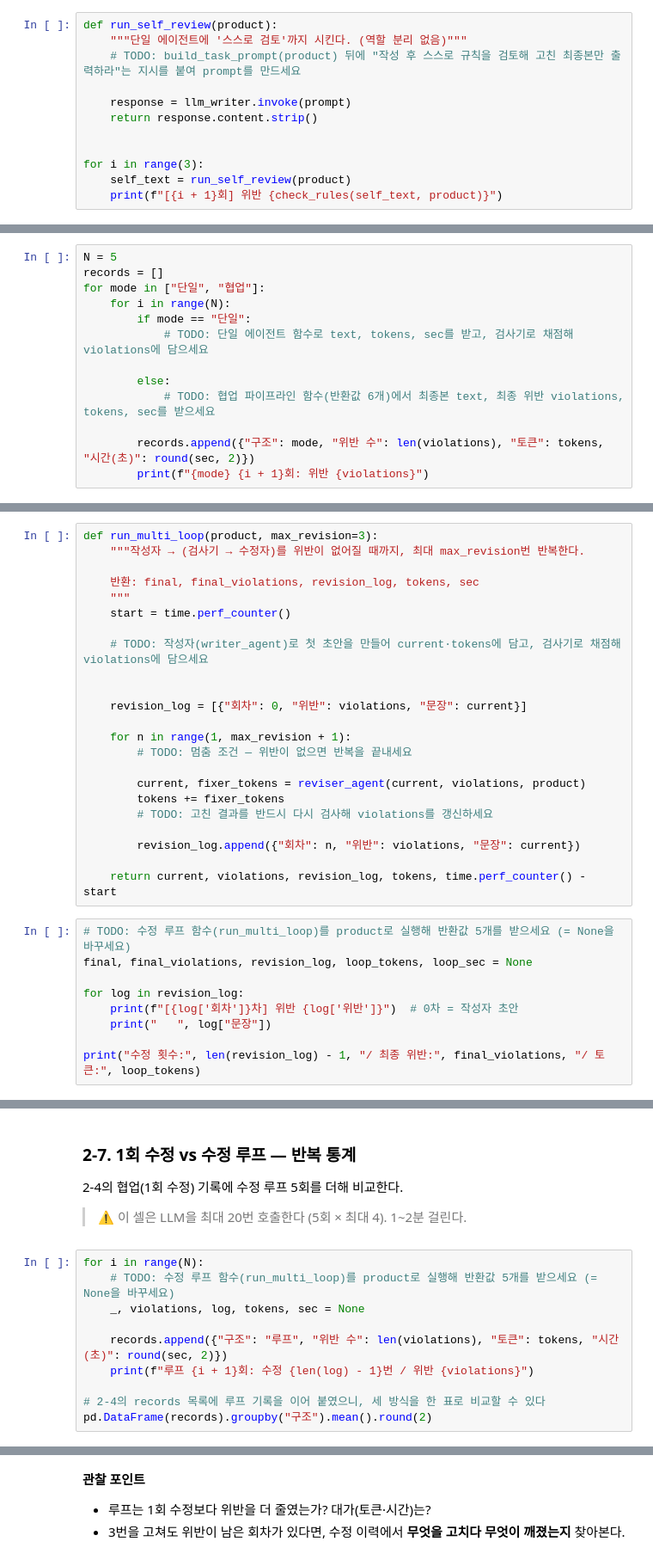
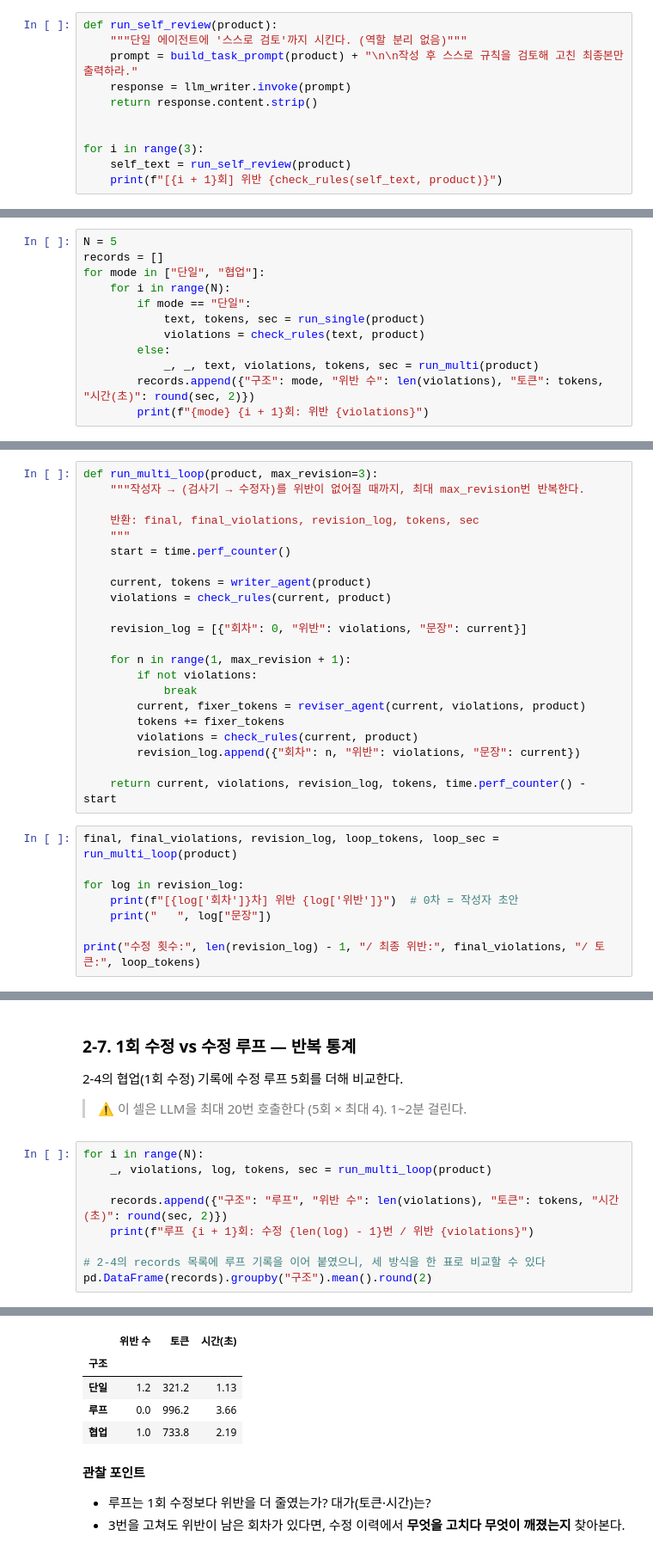
Before and after one commit to Kyeongrak-Choi/AI-Orchestration-Lab, a Jupyter notebook: 7.agent-dev/notebooks/Day01-단일vs멀티에이전트협업비교-실습.ipynb, the cells around one changed output, grey strips where cells are left out. Shown at 86% size. Drawn from its saved outputs; the diff is of its cells as text.

```diff
--- a/7.agent-dev/notebooks/Day01-단일vs멀티에이전트협업비교-실습.ipynb
+++ b/7.agent-dev/notebooks/Day01-단일vs멀티에이전트협업비교-실습.ipynb
@@ -398,8 +420,7 @@ for i in range(3):
 # %%
 def run_self_review(product):
     """단일 에이전트에 '스스로 검토'까지 시킨다. (역할 분리 없음)"""
-    # TODO: build_task_prompt(product) 뒤에 "작성 후 스스로 규칙을 검토해 고친 최종본만 출력하라"는 지시를 붙여 prompt를 만드세요
-
+    prompt = build_task_prompt(product) + "\n\n작성 후 스스로 규칙을 검토해 고친 최종본만 출력하라."
     response = llm_writer.invoke(prompt)
     return response.content.strip()
 
@@ -445,10 +488,9 @@ records = []
 for mode in ["단일", "협업"]:
     for i in range(N):
         if mode == "단일":
-            # TODO: 단일 에이전트 함수로 text, tokens, sec를 받고, 검사기로 채점해 violations에 담으세요
-
+            text, tokens, sec = run_single(product)
+            violations = check_rules(text, product)
         else:
-            # TODO: 협업 파이프라인 함수(반환값 6개)에서 최종본 text, 최종 위반 violations, tokens, sec를 받으세요
-
+            _, _, text, violations, tokens, sec = run_multi(product)
         records.append({"구조": mode, "위반 수": len(violations), "토큰": tokens, "시간(초)": round(sec, 2)})
         print(f"{mode} {i + 1}회: 위반 {violations}")
@@ -483,24 +541,22 @@ def run_multi_loop(product, max_revision=3):
     """
     start = time.perf_counter()
 
-    # TODO: 작성자(writer_agent)로 첫 초안을 만들어 current·tokens에 담고, 검사기로 채점해 violations에 담으세요
-
+    current, tokens = writer_agent(product)
+    violations = check_rules(current, product)
 
     revision_log = [{"회차": 0, "위반": violations, "문장": current}]
 
     for n in range(1, max_revision + 1):
-        # TODO: 멈춤 조건 — 위반이 없으면 반복을 끝내세요
-
+        if not violations:
+            break
         current, fixer_tokens = reviser_agent(current, violations, product)
         tokens += fixer_tokens
-        # TODO: 고친 결과를 반드시 다시 검사해 violations를 갱신하세요
-
+        violations = check_rules(current, product)
         revision_log.append({"회차": n, "위반": violations, "문장": current})
 
     return current, violations, revision_log, tokens, time.perf_counter() - start
 # %%
-# TODO: 수정 루프 함수(run_multi_loop)를 product로 실행해 반환값 5개를 받으세요 (= None을 바꾸세요)
-final, final_violations, revision_log, loop_tokens, loop_sec = None
+final, final_violations, revision_log, loop_tokens, loop_sec = run_multi_loop(product)
 
 for log in revision_log:
     print(f"[{log['회차']}차] 위반 {log['위반']}")  # 0차 = 작성자 초안
@@ -515,11 +579,11 @@ print("수정 횟수:", len(revision_log) - 1, "/ 최종 위반:", final_violati
 > ⚠️ 이 셀은 LLM을 최대 20번 호출한다 (5회 × 최대 4). 1~2분 걸린다.
 # %%
 for i in range(N):
-    # TODO: 수정 루프 함수(run_multi_loop)를 product로 실행해 반환값 5개를 받으세요 (= None을 바꾸세요)
-    _, violations, log, tokens, sec = None
+    _, violations, log, tokens, sec = run_multi_loop(product)
 
     records.append({"구조": "루프", "위반 수": len(violations), "토큰": tokens, "시간(초)": round(sec, 2)})
     print(f"루프 {i + 1}회: 수정 {len(log) - 1}번 / 위반 {violations}")
 
 # 2-4의 records 목록에 루프 기록을 이어 붙였으니, 세 방식을 한 표로 비교할 수 있다
 pd.DataFrame(records).groupby("구조").mean().round(2)
+# %% [output]
@@ -526,3 +595,8 @@ pd.DataFrame(records).groupby("구조").mean().round(2)
+|  | 위반 수 | 토큰 | 시간(초) |
+| 구조 |  |  |  |
+| 단일 | 1.2 | 321.2 | 1.13 |
+| 루프 | 0.0 | 996.2 | 3.66 |
+| 협업 | 1.0 | 733.8 | 2.19 |
 # %% [markdown]
 **관찰 포인트**
 
```
Also changed, not shown: parts of 18 cells of this notebook, 1 other file.
